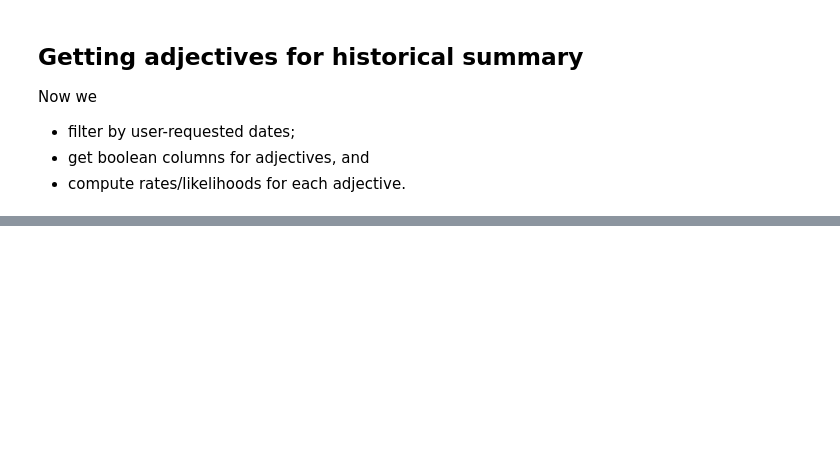
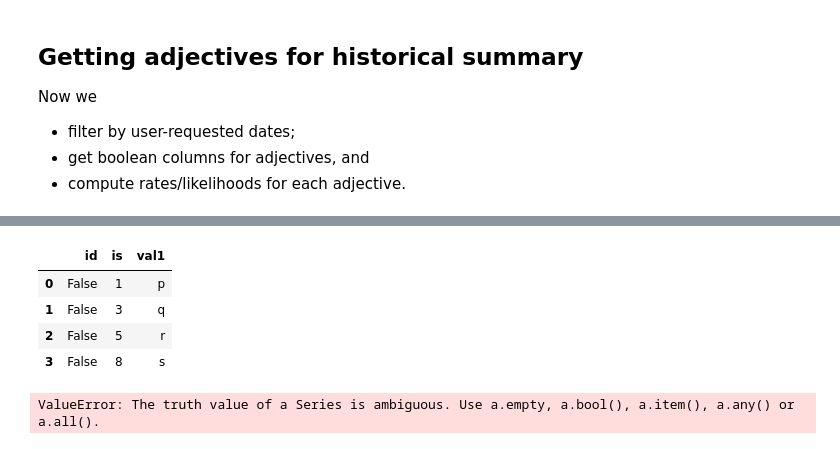
Before and after one commit to laurinalastella/Weather_Data_Analysis, a Jupyter notebook: Data_Cleaning/Alice_GetDataCLeanData.ipynb, the cells around one changed output, grey strips where cells are left out. Drawn from its saved outputs; the diff is of its cells as text; code cells hidden in the pictures; blank space fills up the shorter version.

```diff
--- a/Data_Cleaning/Alice_GetDataCLeanData.ipynb
+++ b/Data_Cleaning/Alice_GetDataCLeanData.ipynb
@@ -239,0 +344,12 @@ Now we
+# %%
+b
+# %% [output]
+|  | id | is | val1 |
+| 0 | False | 1 | p |
+| 1 | False | 3 | q |
+| 2 | False | 5 | r |
+| 3 | False | 8 | s |
+# %%
+b['id'] = b['id'].map(lambda x: max(x, 1)
+# %% [output]
+ValueError: The truth value of a Series is ambiguous. Use a.empty, a.bool(), a.item(), a.any() or a.all().
```
Also changed, not shown: parts of 23 cells of this notebook.
